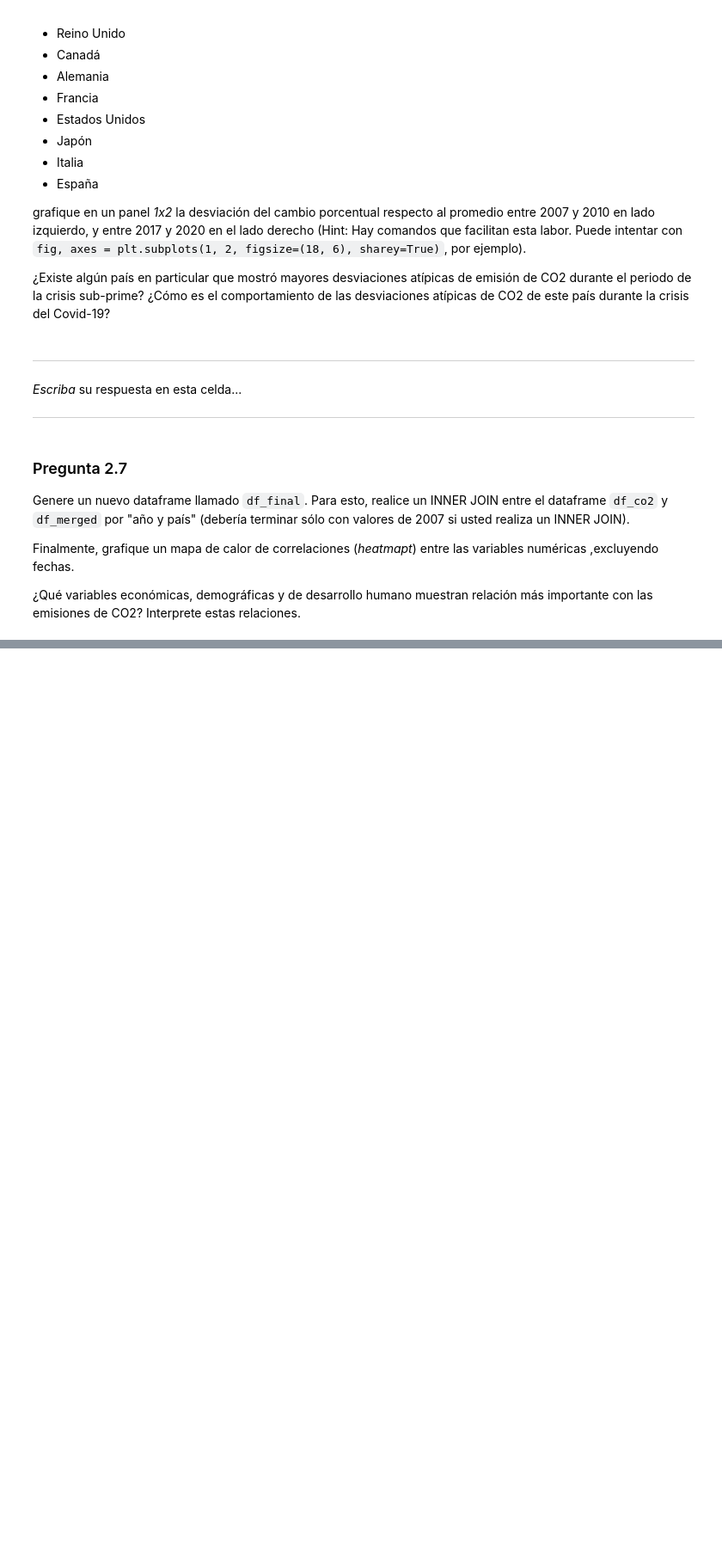
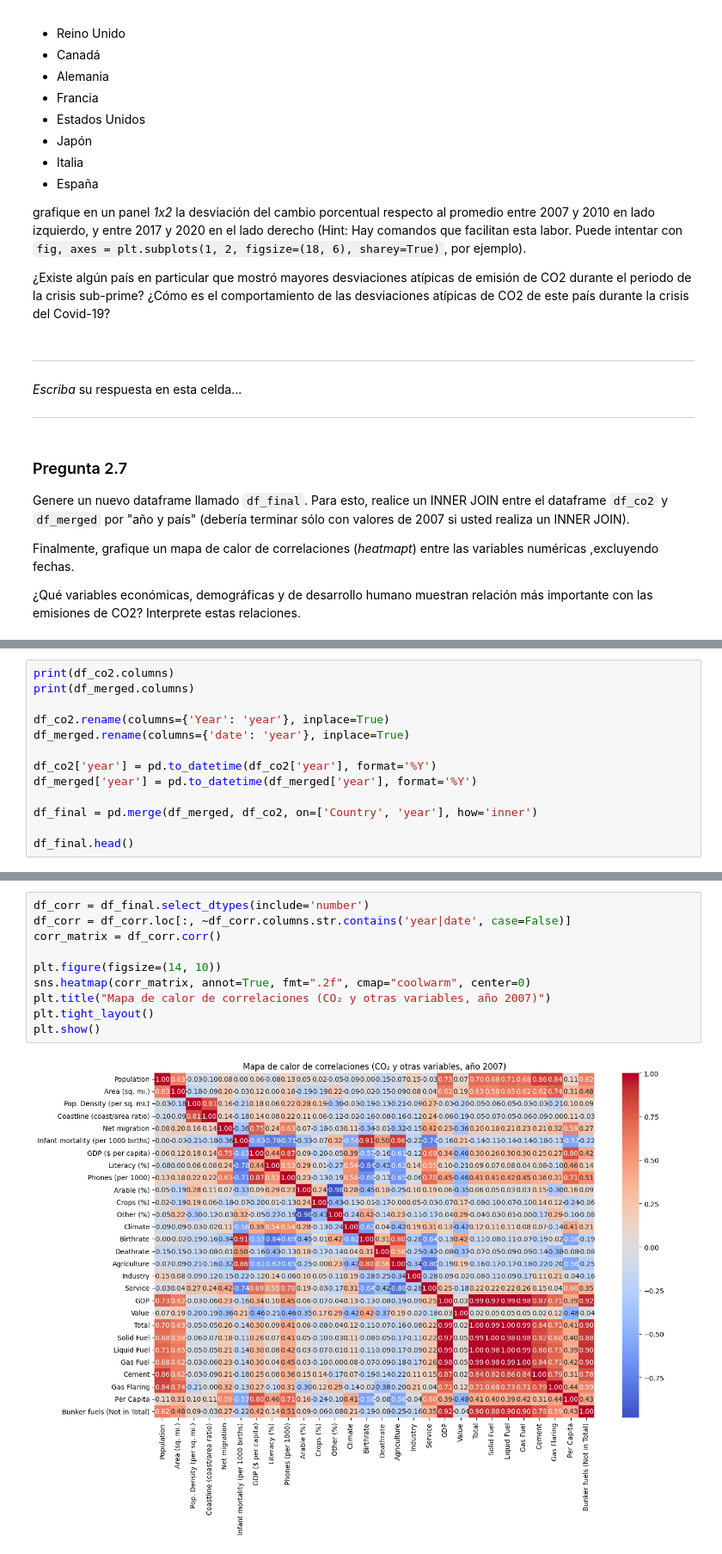
Before and after one commit to Nacho0611/Tarea1ML, a Jupyter notebook: Tarea_1.ipynb, the cells around one changed output, grey strips where cells are left out. Shown at 86% size. Saved outputs shown, nothing was run; the diff lists cells and outputs as text; blank space fills up the shorter version.

```diff
--- a/Tarea_1.ipynb
+++ b/Tarea_1.ipynb
@@ -1075,0 +1064,13 @@ Finalmente, grafique un mapa de calor de correlaciones (_heatmapt_) entre las va
+# %%
+print(df_co2.columns)
+print(df_merged.columns)
+
+df_co2.rename(columns={'Year': 'year'}, inplace=True)
+df_merged.rename(columns={'date': 'year'}, inplace=True)
+
+df_co2['year'] = pd.to_datetime(df_co2['year'], format='%Y')
+df_merged['year'] = pd.to_datetime(df_merged['year'], format='%Y')
+
+df_final = pd.merge(df_merged, df_co2, on=['Country', 'year'], how='inner')
+
+df_final.head()
@@ -1075,0 +1095,12 @@ Finalmente, grafique un mapa de calor de correlaciones (_heatmapt_) entre las va
+# %%
+df_corr = df_final.select_dtypes(include='number')
+df_corr = df_corr.loc[:, ~df_corr.columns.str.contains('year|date', case=False)]
+corr_matrix = df_corr.corr()
+
+plt.figure(figsize=(14, 10))
+sns.heatmap(corr_matrix, annot=True, fmt=".2f", cmap="coolwarm", center=0)
+plt.title("Mapa de calor de correlaciones (CO₂ y otras variables, año 2007)")
+plt.tight_layout()
+plt.show()
+# %% [output]
+[figure, added]
```
Also changed, not shown: parts of 6 cells of this notebook.
